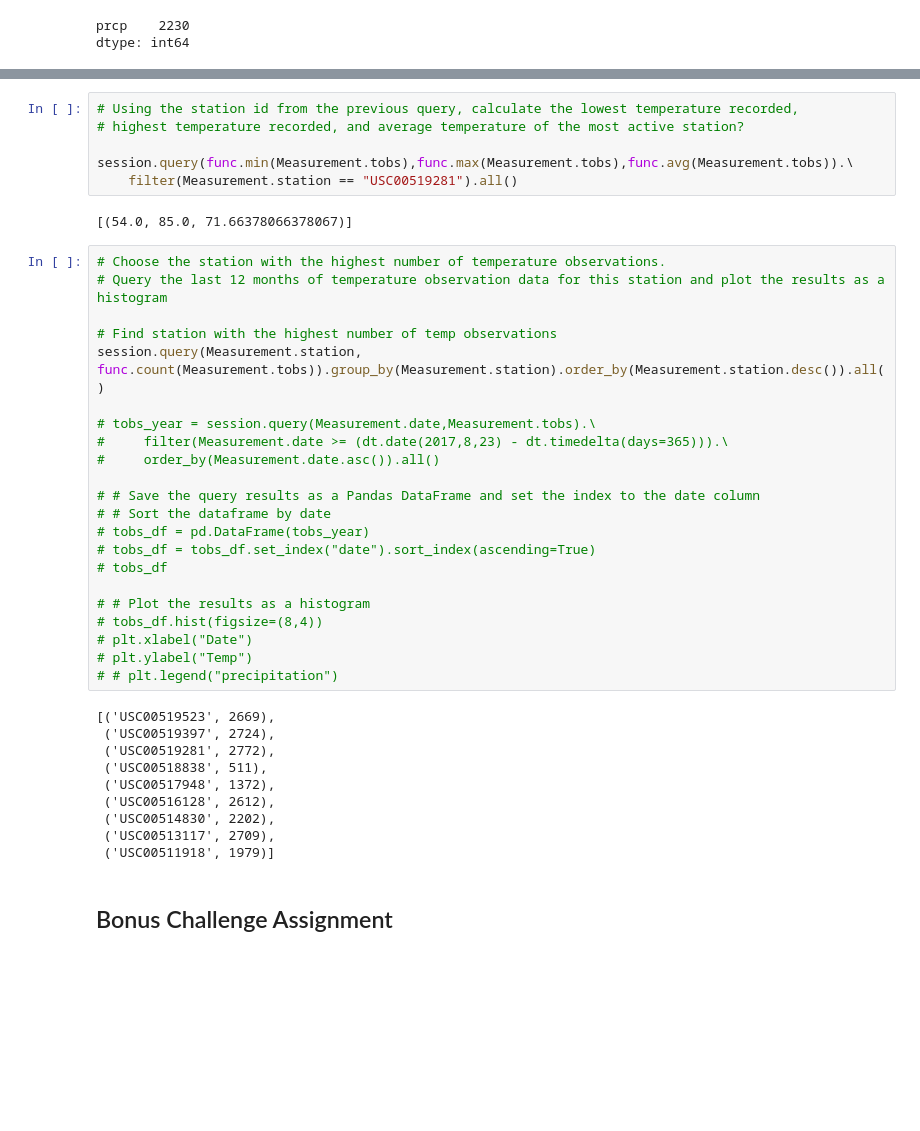
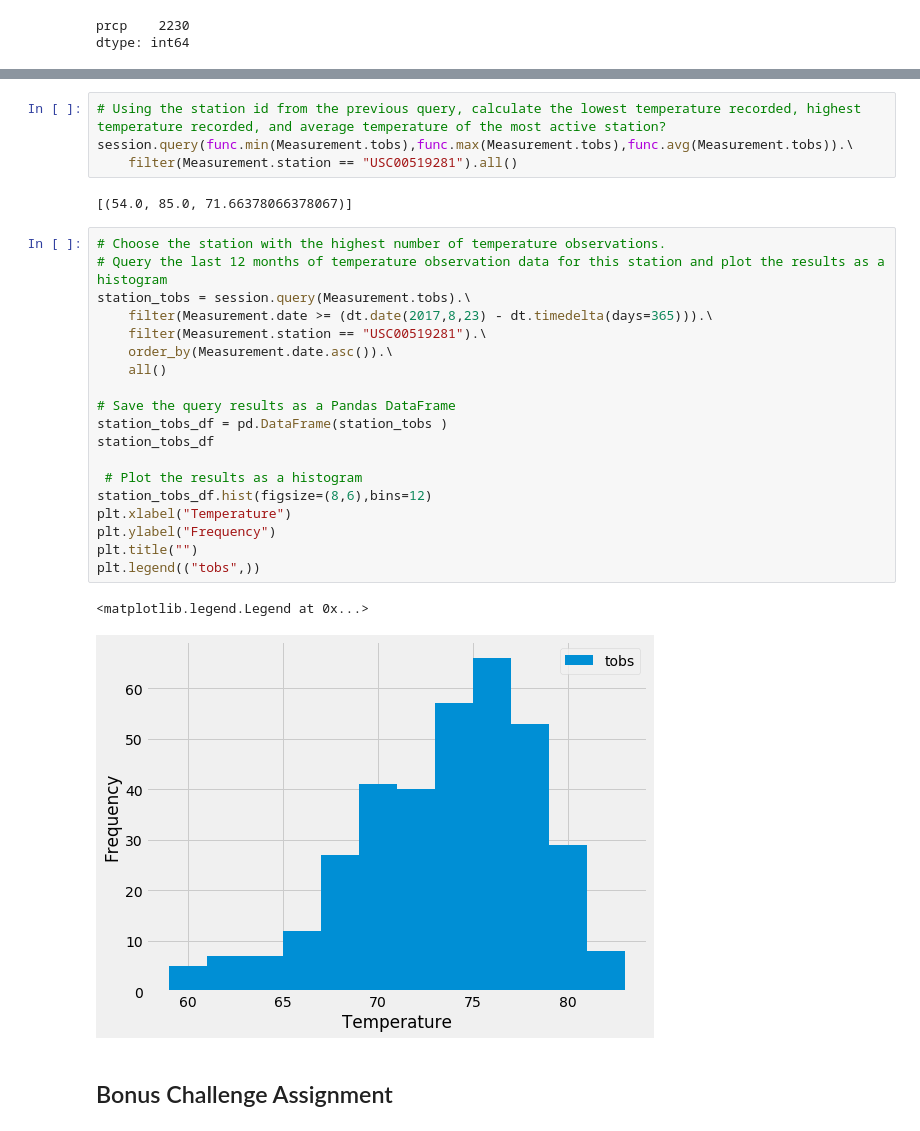
Before and after one commit to abbyabridged/sqlalchemy-challenge, a Jupyter notebook: climate_starter.ipynb, the cells around one changed output, grey strips where cells are left out. Cells and saved outputs as stored; diff of their text form; blank space fills up the shorter version.

Commit message:
Add complete station analysis

```diff
--- a/climate_starter.ipynb
+++ b/climate_starter.ipynb
@@ -143,7 +168,5 @@ SyntaxError: unexpected EOF while parsing (<ipython-input-129-4131f4f03a11>, lin
 # %%
-# Using the station id from the previous query, calculate the lowest temperature recorded,
-# highest temperature recorded, and average temperature of the most active station?
-
+# Using the station id from the previous query, calculate the lowest temperature recorded, highest temperature recorded, and average temperature of the most active station?
 session.query(func.min(Measurement.tobs),func.max(Measurement.tobs),func.avg(Measurement.tobs)).\
     filter(Measurement.station == "USC00519281").all()
 # %% [output]
@@ -151,35 +174,25 @@ session.query(func.min(Measurement.tobs),func.max(Measurement.tobs),func.avg(Mea
 # %%
 # Choose the station with the highest number of temperature observations.
 # Query the last 12 months of temperature observation data for this station and plot the results as a histogram
+station_tobs = session.query(Measurement.tobs).\
+    filter(Measurement.date >= (dt.date(2017,8,23) - dt.timedelta(days=365))).\
+    filter(Measurement.station == "USC00519281").\
+    order_by(Measurement.date.asc()).\
+    all()
 
-# Find station with the highest number of temp observations
-session.query(Measurement.station, func.count(Measurement.tobs)).group_by(Measurement.station).order_by(Measurement.station.desc()).all()
+# Save the query results as a Pandas DataFrame
+station_tobs_df = pd.DataFrame(station_tobs )
+station_tobs_df
 
-# tobs_year = session.query(Measurement.date,Measurement.tobs).\
-#     filter(Measurement.date >= (dt.date(2017,8,23) - dt.timedelta(days=365))).\
-#     order_by(Measurement.date.asc()).all()
-
-# # Save the query results as a Pandas DataFrame and set the index to the date column
-# # Sort the dataframe by date
-# tobs_df = pd.DataFrame(tobs_year)
-# tobs_df = tobs_df.set_index("date").sort_index(ascending=True)
-# tobs_df
-
-# # Plot the results as a histogram
-# tobs_df.hist(figsize=(8,4))
-# plt.xlabel("Date")
-# plt.ylabel("Temp")
-# # plt.legend("precipitation")
+ # Plot the results as a histogram
+station_tobs_df.hist(figsize=(8,6),bins=12)
+plt.xlabel("Temperature")
+plt.ylabel("Frequency")
+plt.title("")
+plt.legend(("tobs",))
 # %% [output]
-[('USC00519523', 2669),
- ('USC00519397', 2724),
- ('USC00519281', 2772),
- ('USC00518838', 511),
- ('USC00517948', 1372),
- ('USC00516128', 2612),
- ('USC00514830', 2202),
- ('USC00513117', 2709),
- ('USC00511918', 1979)]
+<matplotlib.legend.Legend at 0x...>
+[figure, added]
 # %% [markdown]
 ## Bonus Challenge Assignment
 # %%
```
Also changed, not shown: parts of 4 cells of this notebook, 1 other file.
